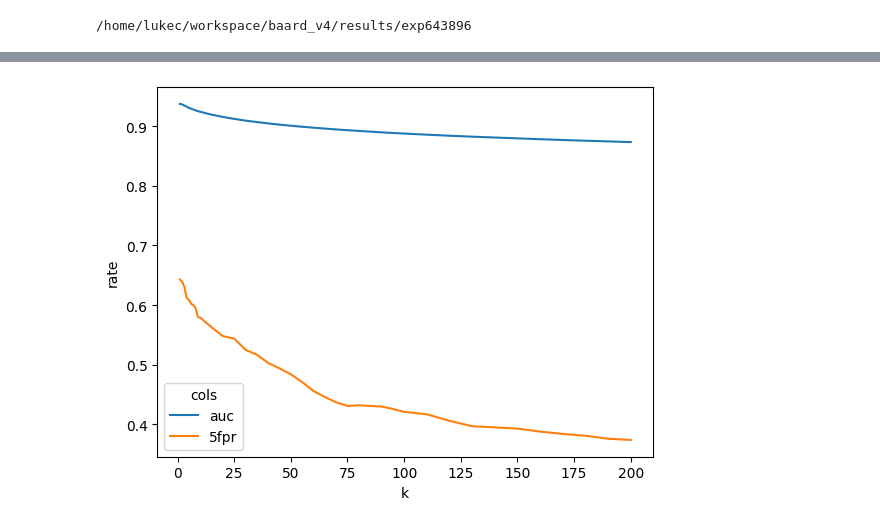
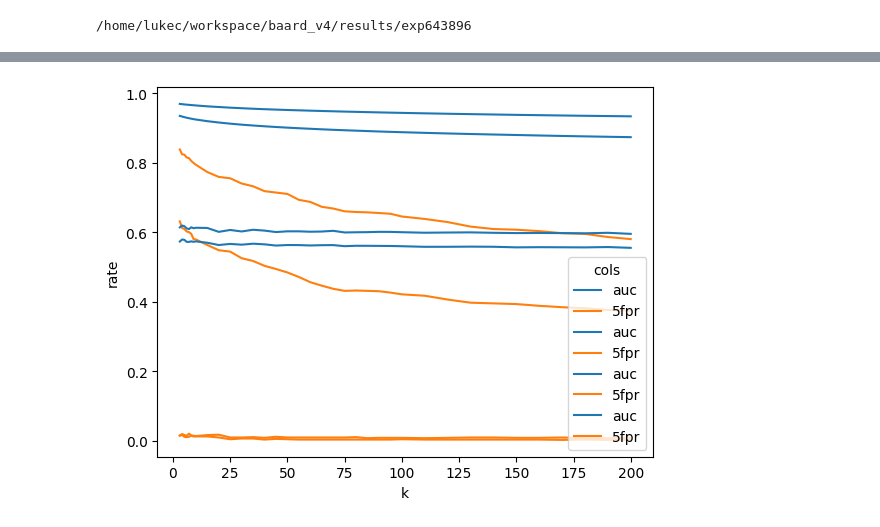
Before and after one commit to changx03/baard, a Jupyter notebook: plots/baard_tune_k.ipynb, the cells around one changed output, grey strips where cells are left out. Saved outputs shown, nothing was run; the diff lists cells and outputs as text; code cells hidden in the pictures.

```diff
--- a/plots/baard_tune_k.ipynb
+++ b/plots/baard_tune_k.ipynb
@@ -27,7 +27,7 @@ if not os.path.exists(PATH_OUTPUT):
     print(f'Create {PATH_OUTPUT}')
     os.makedirs(PATH_OUTPUT)
 # %%
-K_LIST = np.concatenate([np.arange(1, 10, 1), np.arange(10, 100, 5), np.arange(10, 201, 10)])
+K_LIST = np.concatenate([np.arange(3, 10, 1), np.arange(10, 100, 5), np.arange(10, 201, 10)])
 # %%
 def eval_k(detector_name,
            data_name='MNIST',
@@ -37,8 +37,9 @@ def eval_k(detector_name,
            k_list=K_LIST):
     path_input = os.path.join(PATH_RESULTS, data_name, detector_name, attack_name)
 
-    files_adv = [f'ReliabilityStage-{k}-{data_name}-{attack_name}-{eps}.pt' for k in k_list]
-    files_clean = [f'ReliabilityStage-{k}-{data_name}-{attack_name}-clean.pt' for k in k_list]
+    _detector_name = detector_name.split('_')[0]
+    files_adv = [f'{_detector_name}-{k}-{data_name}-{attack_name}-{eps}.pt' for k in k_list]
+    files_clean = [f'{_detector_name}-{k}-{data_name}-{attack_name}-clean.pt' for k in k_list]
 
     df_auc_all = pd.DataFrame()
     for file_clean, file_adv in zip(files_clean, files_adv):
@@ -55,4 +52,8 @@ eval_k('ReliabilityStage_tuneK', 'MNIST', 'APGD-inf', eps='0.22')
-# %%
-eval_k('ReliabilityStage_tuneK', 'MNIST', 'APGD-2', eps='4.0')
-# %% [output]
-[figure, removed]
+# %%
+detector_name = 'ReliabilityStage_tuneK'
+eval_k(detector_name, 'MNIST', 'APGD-inf', eps='0.22')
+eval_k(detector_name, 'MNIST', 'APGD-2', eps='4.0')
+eval_k(detector_name, 'CIFAR10', 'APGD-inf', eps='0.01')
+eval_k(detector_name, 'CIFAR10', 'APGD-2', eps='0.3')
+# %% [output]
+[figure, added]
```
Also changed, not shown: parts of 2 cells of this notebook, 4 other files.
